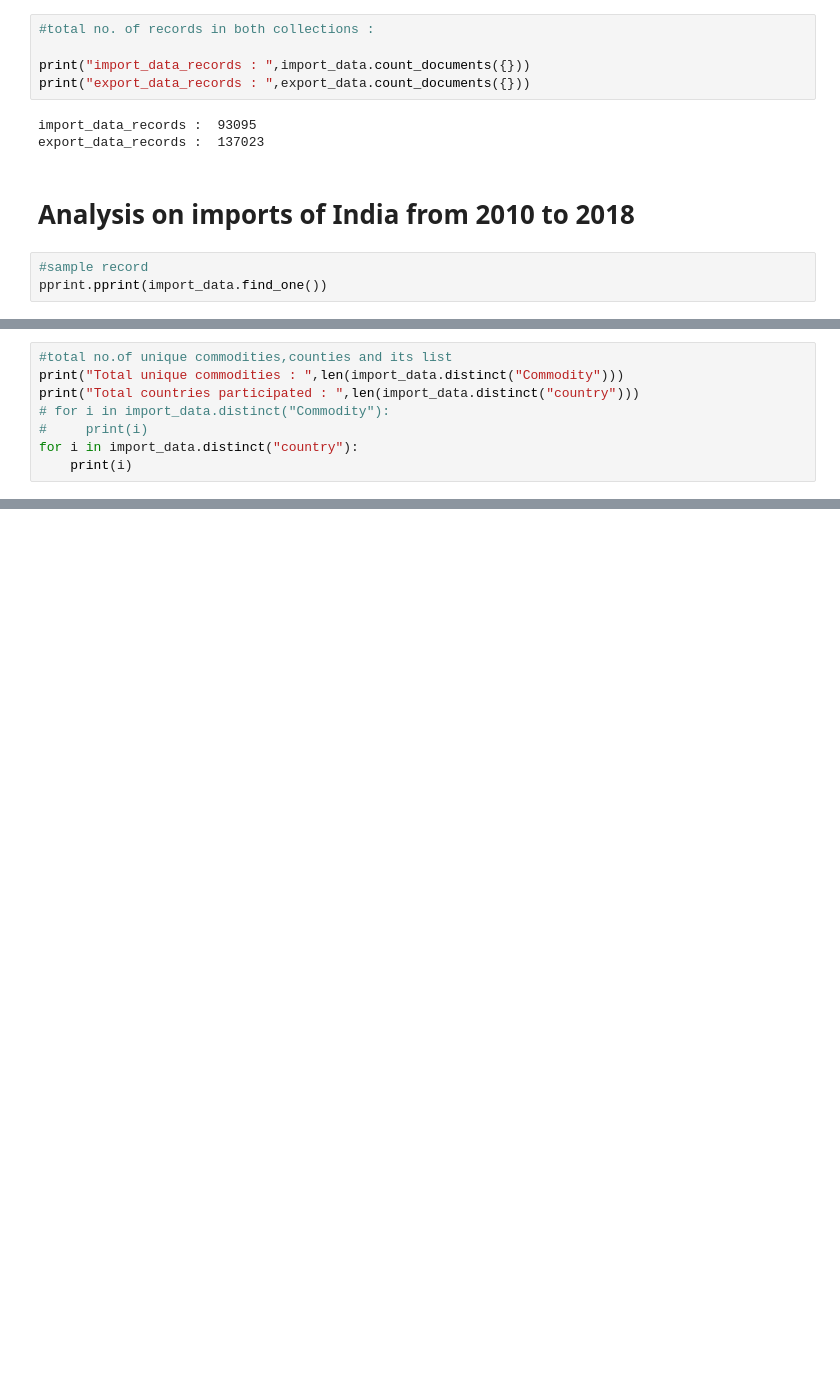
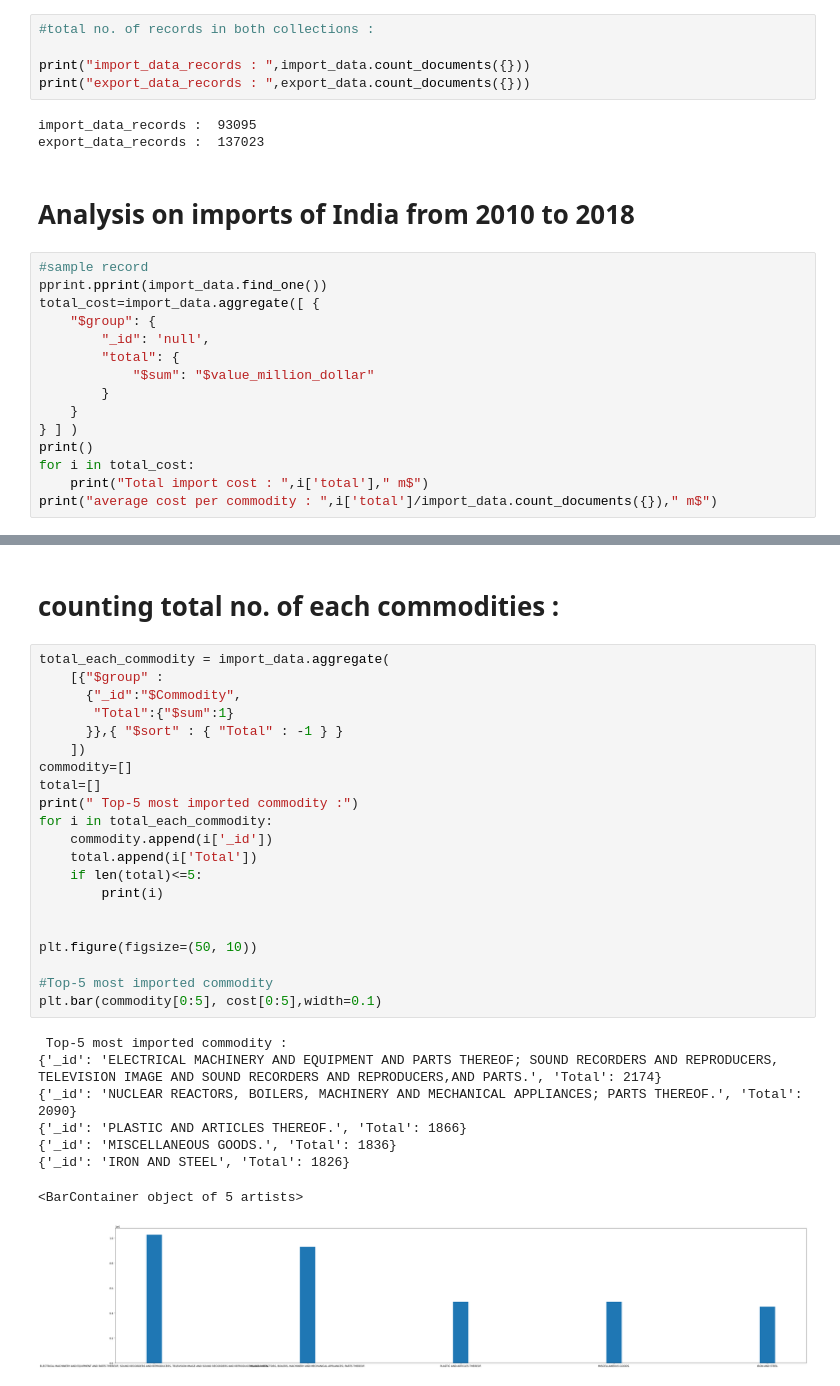
Before and after one commit to Avi-chauhan/Import-export-analysis, a Jupyter notebook: Analysis on Indian import-export (2010-2018).ipynb, the cells around one changed output, grey strips where cells are left out. Saved outputs shown, nothing was run; the diff lists cells and outputs as text; blank space fills up the shorter version.

Commit message:
looks like import analysis over

```diff
--- a/Analysis on Indian import-export (2010-2018).ipynb
+++ b/Analysis on Indian import-export (2010-2018).ipynb
@@ -59,6 +59,18 @@ export_data_records :  137023
 # %%
 #sample record
 pprint.pprint(import_data.find_one())
+total_cost=import_data.aggregate([ {
+    "$group": {
+        "_id": 'null',
+        "total": {
+            "$sum": "$value_million_dollar"
+        }
+    }
+} ] )
+print()
+for i in total_cost:
+    print("Total import cost : ",i['total']," m$")
+print("average cost per commodity : ",i['total']/import_data.count_documents({})," m$")
 # %% [output]
 {'Commodity': 'PRODUCTS OF ANIMAL ORIGIN, NOT ELSEWHERE SPECIFIED OR INCLUDED.',
  'HSCode': 5,
@@ -69,8 +83,0 @@ pprint.pprint(import_data.find_one())
-# %%
-#total no.of unique commodities,counties and its list
-print("Total unique commodities : ",len(import_data.distinct("Commodity")))
-print("Total countries participated : ",len(import_data.distinct("country")))
-# for i in import_data.distinct("Commodity"):
-#     print(i)
-for i in import_data.distinct("country"):
-    print(i)
@@ -162,0 +96,33 @@ Country :  SUDAN , value :  4961.5
+# %% [markdown]
+
+# counting total no. of each commodities :
+# %%
+total_each_commodity = import_data.aggregate(
+    [{"$group" :
+      {"_id":"$Commodity",
+       "Total":{"$sum":1}
+      }},{ "$sort" : { "Total" : -1 } }
+    ])
+commodity=[]
+total=[]
+print(" Top-5 most imported commodity :")
+for i in total_each_commodity:
+    commodity.append(i['_id'])
+    total.append(i['Total'])
+    if len(total)<=5:
+        print(i)
+
+
+plt.figure(figsize=(50, 10))
+
+#Top-5 most imported commodity
+plt.bar(commodity[0:5], cost[0:5],width=0.1)
+# %% [output]
+ Top-5 most imported commodity :
+{'_id': 'ELECTRICAL MACHINERY AND EQUIPMENT AND PARTS THEREOF; SOUND RECORDERS AND REPRODUCERS, TELEVISION IMAGE AND SOUND RECORDERS AND REPRODUCERS,AND PARTS.', 'Total': 2174}
+{'_id': 'NUCLEAR REACTORS, BOILERS, MACHINERY AND MECHANICAL APPLIANCES; PARTS THEREOF.', 'Total': 2090}
+{'_id': 'PLASTIC AND ARTICLES THEREOF.', 'Total': 1866}
+{'_id': 'MISCELLANEOUS GOODS.', 'Total': 1836}
+{'_id': 'IRON AND STEEL', 'Total': 1826}
+<BarContainer object of 5 artists>
+[figure, added]
```
Also changed, not shown: parts of 12 cells of this notebook.
